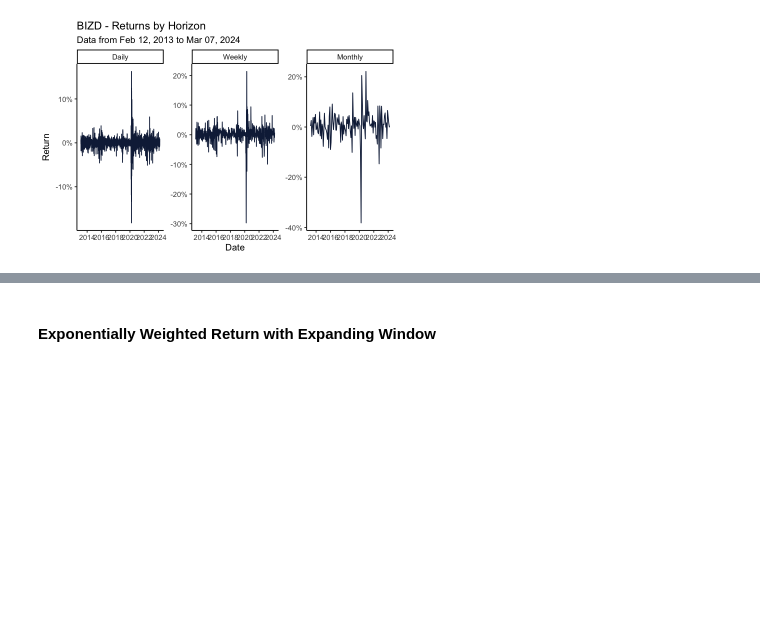
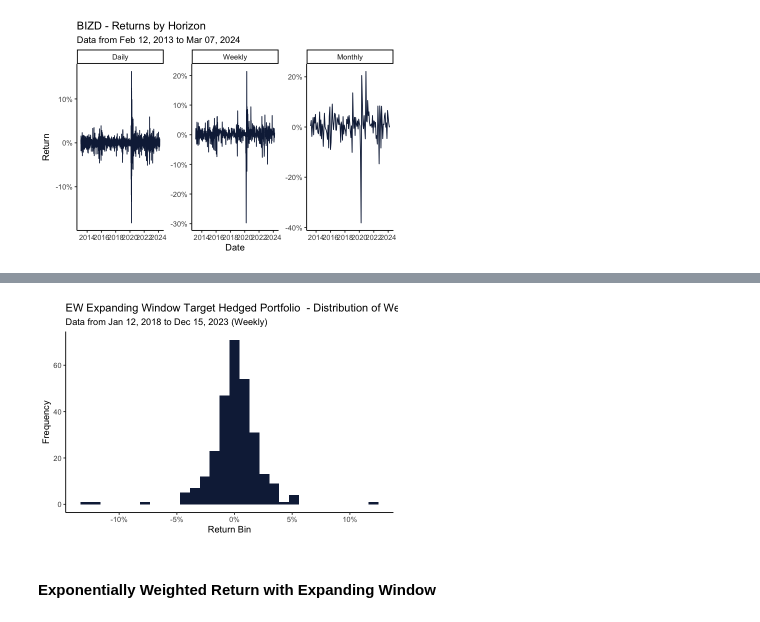
Before and after one commit to twood886/FINM33150_Quant_Trading_Project, a Jupyter notebook: Popat_Weekes_Wood_FINM33150_FinalProject.ipynb, the cells around one changed output, grey strips where cells are left out. Drawn from its saved outputs; the diff is of its cells as text; code cells hidden in the pictures; blank space fills up the shorter version.

```diff
--- a/Popat_Weekes_Wood_FINM33150_FinalProject.ipynb
+++ b/Popat_Weekes_Wood_FINM33150_FinalProject.ipynb
@@ -522,3 +531,14 @@ Optimal_Weights_Returns <-
+# %%
+EWExpTgtPlots <- makeReturnPlots(
+    name = "EW Expanding Window Target Hedged Portfolio",
+    data = data.frame(
+        "date" = as.Date(Optimal_Weights_Returns$date),
+        "return" = Optimal_Weights_Returns$ols_expand_hedge_return),
+    datecol = "date",
+    returncol = "return")
+EWExpTgtPlots$hist_plots$Weekly
+# %% [output]
+[figure, added]
 # %% [markdown]
 #### Exponentially Weighted Return with Expanding Window
 # %% [markdown]
```
Also changed, not shown: parts of 30 cells of this notebook, 1 other file.
